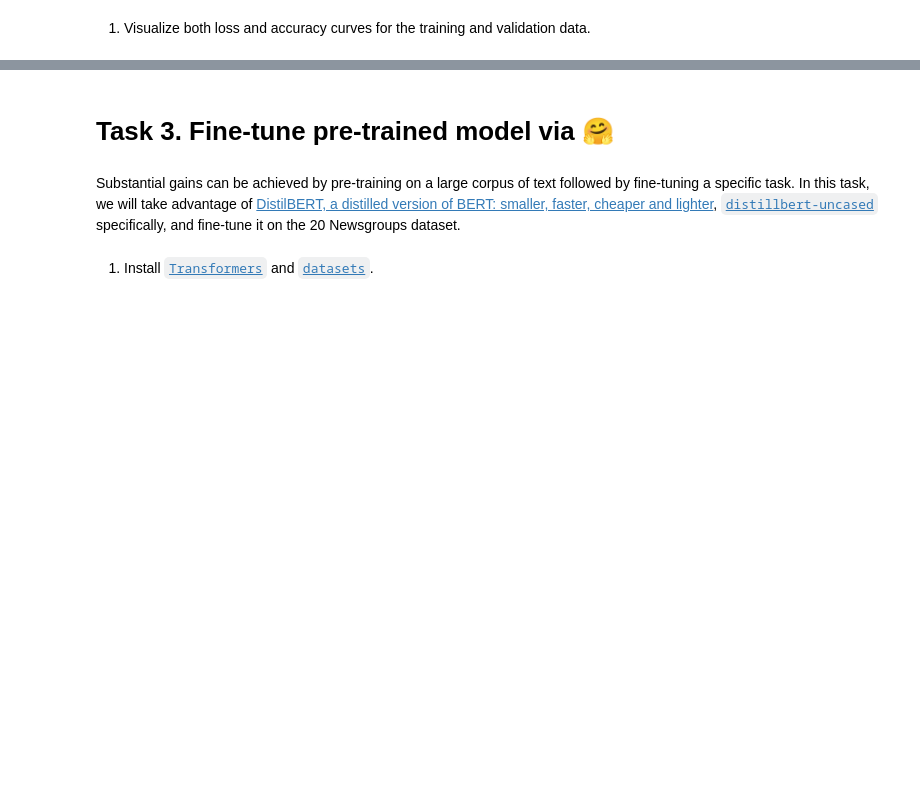
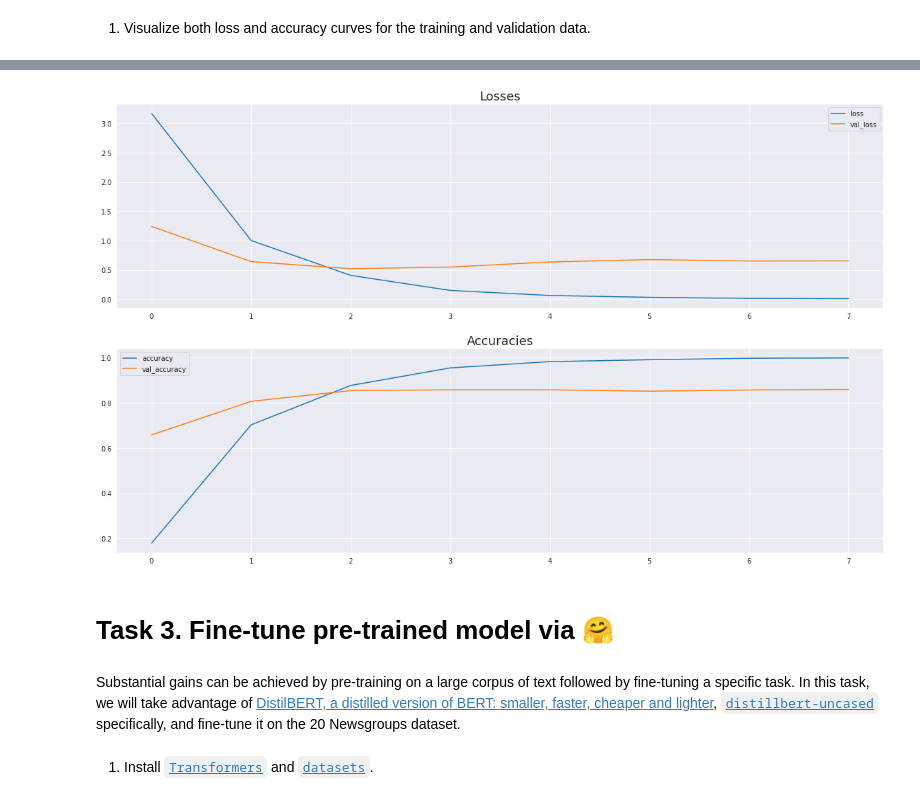
Before and after one commit to thirionjl/MLE-11, a Jupyter notebook: assignments/week-11-transformers/nb/news-article-classification.ipynb, the cells around one changed output, grey strips where cells are left out. Cells and saved outputs as stored; diff of their text form; code cells hidden in the pictures; blank space fills up the shorter version.

```diff
--- a/assignments/week-11-transformers/nb/news-article-classification.ipynb
+++ b/assignments/week-11-transformers/nb/news-article-classification.ipynb
@@ -113,7 +97,7 @@ X_test, y_test = pd.Series(test.data), pd.Series(test.target)
 Now split `X` and `y` into training and validation sets. Use `train_test_split` from `sklearn.model_selection` to split the data; save 10% of the data for validation and set the random state to 19.
 # %%
 from sklearn.model_selection import train_test_split
-X_train, X_valid, y_train, y_valid = train_test_split(X, y, test_size=0.1, random_state=19)
+X_train, X_valid, y_train, y_valid = train_test_split(X, y, test_size=0.1, stratify=y, random_state=19)
 # %%
 assert y_train.shape == (10182,)
 assert y_valid.shape == (1132,)
@@ -317,9 +268,9 @@ model = keras.Model(inputs, outputs)
     Use 'adam' for the optimizer and accuracy for metrics, supply the correct value for loss.
 # %%
 model.compile(
-    optimizer=# YOUR CODE HERE
-    loss=# YOUR CODE HERE
-    metrics=# YOUR CODE HERE
+    optimizer="adam",
+    loss="categorical_crossentropy",
+    metrics=["accuracy"]
 )
 # %%
 model.summary()
@@ -330,8 +299,10 @@ model.summary()
 
     Use `ReduceLROnPlateau` to reduce the learning rate if the validation loss does not improve after 3 epochs. Set verbose to display messages when the callback takes an action and use default values for other parameters.
 # %%
-es = # YOUR CODE HERE
-rlp = # YOUR CODE HERE
+from tensorflow.keras.callbacks import EarlyStopping, ReduceLROnPlateau
+
+es = EarlyStopping(monitor='val_loss', patience=5, restore_best_weights=True, verbose=1)
+rlp = ReduceLROnPlateau(monitor='val_loss', patience=3, verbose=1)
 # %% [markdown]
 1. Train the model.
 
@@ -340,6 +311,6 @@ rlp = # YOUR CODE HERE
 history = model.fit(
     X_train, y_train,
     validation_data=(X_valid, y_valid),
-    callbacks= # YOUR CODE HERE
+    callbacks= [es, rlp],
     epochs=100
 )
@@ -354,5 +362,17 @@ history = model.fit(
 # %%
-# YOUR CODE HERE
+import matplotlib.pyplot as plt
+import seaborn as sns
+
+
+fig, ax = plt.subplots(2, 1, figsize=(20, 12))
+
+history[['loss', 'val_loss']].plot(ax=ax[0])
+history[['accuracy', 'val_accuracy']].plot(ax=ax[1])
+
+ax[0].set_title('Losses', fontsize=18)
+ax[1].set_title('Accuracies', fontsize=18);
+# %% [output]
+[figure, added]
 # %% [markdown]
 # Task 3. Fine-tune pre-trained model via 🤗
 # %% [markdown]
```
Also changed, not shown: parts of 27 cells of this notebook.
